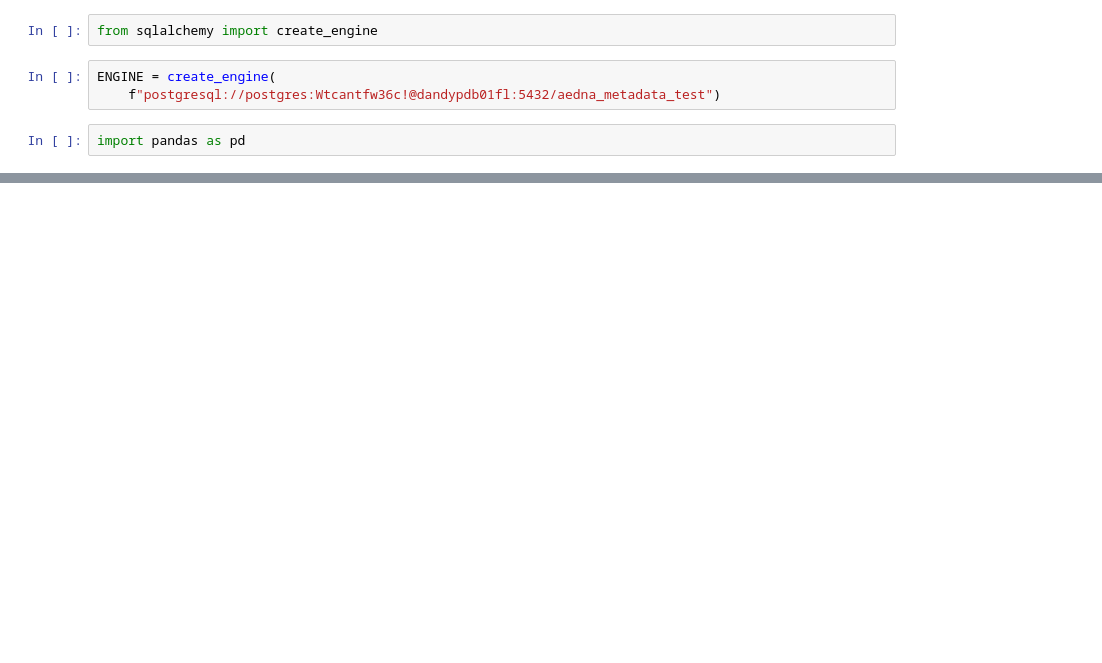
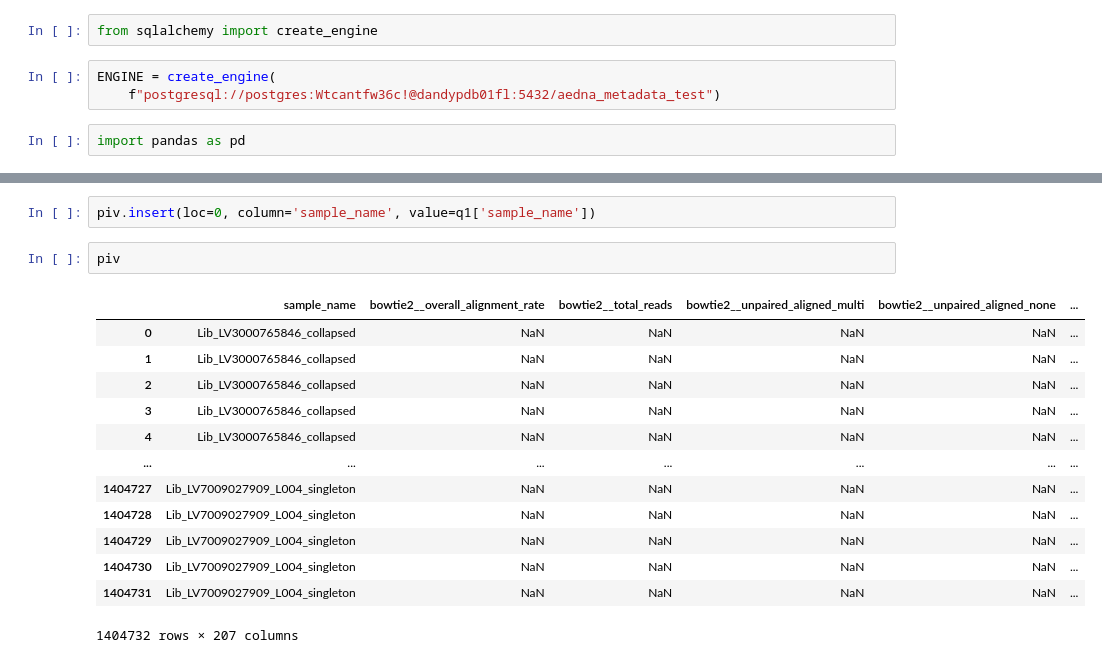
Before and after one commit to magnujo/gg-metadatabase-ui, a Jupyter notebook: playground.ipynb, the cells around one changed output, grey strips where cells are left out. Saved outputs shown, nothing was run; the diff lists cells and outputs as text; blank space fills up the shorter version.

```diff
--- a/playground.ipynb
+++ b/playground.ipynb
@@ -43,0 +90,18 @@ for i, d in df.iterrows():
+# %%
+piv.insert(loc=0, column='sample_name', value=q1['sample_name'])
+# %%
+piv
+# %% [output]
+|  | sample_name | bowtie2__overall_alignment_rate | bowtie2__total_reads | bowtie2__unpaired_aligned_multi | bowtie2__unpaired_aligned_none | ... |
+| 0 | Lib_LV3000765846_collapsed | NaN | NaN | NaN | NaN | ... |
+| 1 | Lib_LV3000765846_collapsed | NaN | NaN | NaN | NaN | ... |
+| 2 | Lib_LV3000765846_collapsed | NaN | NaN | NaN | NaN | ... |
+| 3 | Lib_LV3000765846_collapsed | NaN | NaN | NaN | NaN | ... |
+| 4 | Lib_LV3000765846_collapsed | NaN | NaN | NaN | NaN | ... |
+| ... | ... | ... | ... | ... | ... | ... |
+| 1404727 | Lib_LV7009027909_L004_singleton | NaN | NaN | NaN | NaN | ... |
+| 1404728 | Lib_LV7009027909_L004_singleton | NaN | NaN | NaN | NaN | ... |
+| 1404729 | Lib_LV7009027909_L004_singleton | NaN | NaN | NaN | NaN | ... |
+| 1404730 | Lib_LV7009027909_L004_singleton | NaN | NaN | NaN | NaN | ... |
+| 1404731 | Lib_LV7009027909_L004_singleton | NaN | NaN | NaN | NaN | ... |
+1404732 rows × 207 columns
```
Also changed, not shown: parts of 18 cells of this notebook, 4 other files.
